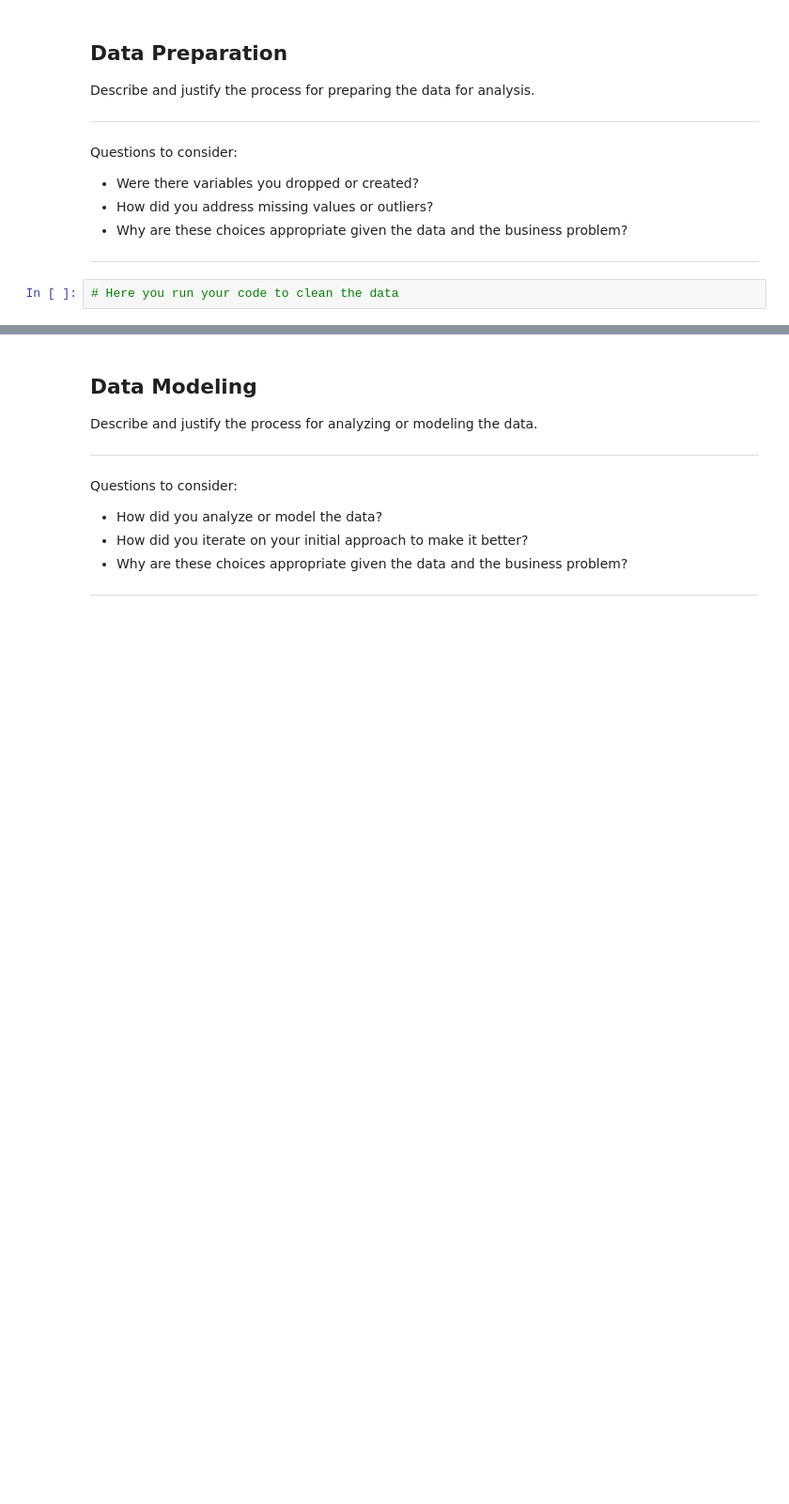
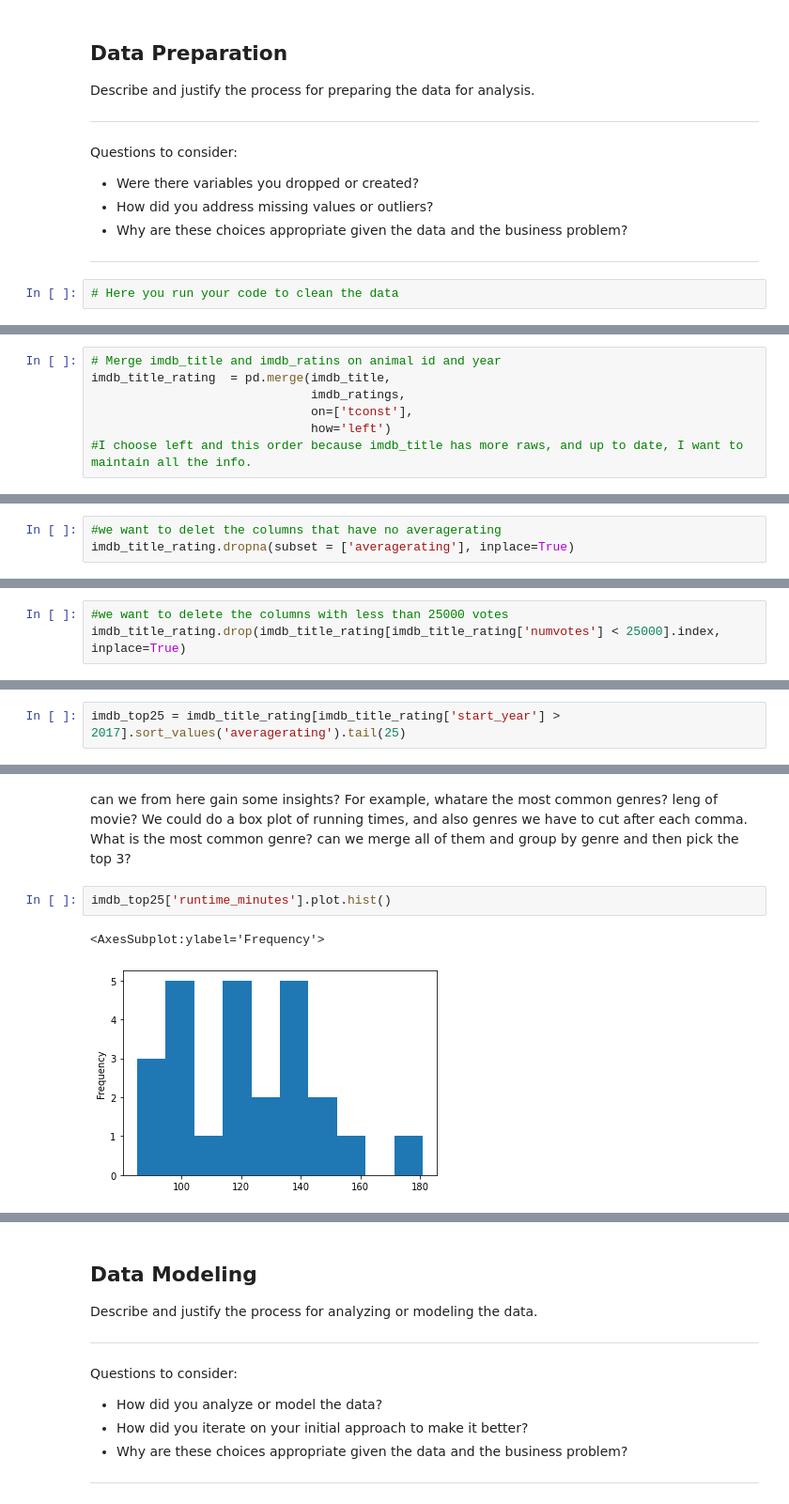
Before and after one commit to arecai/ari_first_attem, a Jupyter notebook: dsc-phase1-project-template.ipynb, the cells around one changed output, grey strips where cells are left out. Shown: that part at 94% size. Saved outputs shown, nothing was run; the diff lists cells and outputs as text; blank space fills up the shorter version.

```diff
--- a/dsc-phase1-project-template.ipynb
+++ b/dsc-phase1-project-template.ipynb
@@ -278,0 +336,7 @@ Questions to consider:
+# %%
+# Merge imdb_title and imdb_ratins on animal id and year
+imdb_title_rating  = pd.merge(imdb_title,
+                              imdb_ratings,
+                              on=['tconst'],
+                              how='left')
+#I choose left and this order because imdb_title has more raws, and up to date, I want to maintain all the info.
@@ -278,0 +370,3 @@ Questions to consider:
+# %%
+#we want to delet the columns that have no averagerating
+imdb_title_rating.dropna(subset = ['averagerating'], inplace=True)
@@ -278,0 +377,3 @@ Questions to consider:
+# %%
+#we want to delete the columns with less than 25000 votes
+imdb_title_rating.drop(imdb_title_rating[imdb_title_rating['numvotes'] < 25000].index, inplace=True)
@@ -278,0 +391,2 @@ Questions to consider:
+# %%
+imdb_top25 = imdb_title_rating[imdb_title_rating['start_year'] > 2017].sort_values('averagerating').tail(25)
@@ -278,0 +413,7 @@ Questions to consider:
+# %% [markdown]
+can we from here gain some insights? For example, whatare the most common genres? leng of movie?  We could do a box plot of running times, and also genres we have to cut after each comma. What is the most common genre? can we merge all of them and group by genre and then pick the top 3?
+# %%
+imdb_top25['runtime_minutes'].plot.hist()
+# %% [output]
+<AxesSubplot:ylabel='Frequency'>
+[figure, added]
```
Also changed, not shown: parts of 27 cells of this notebook.
